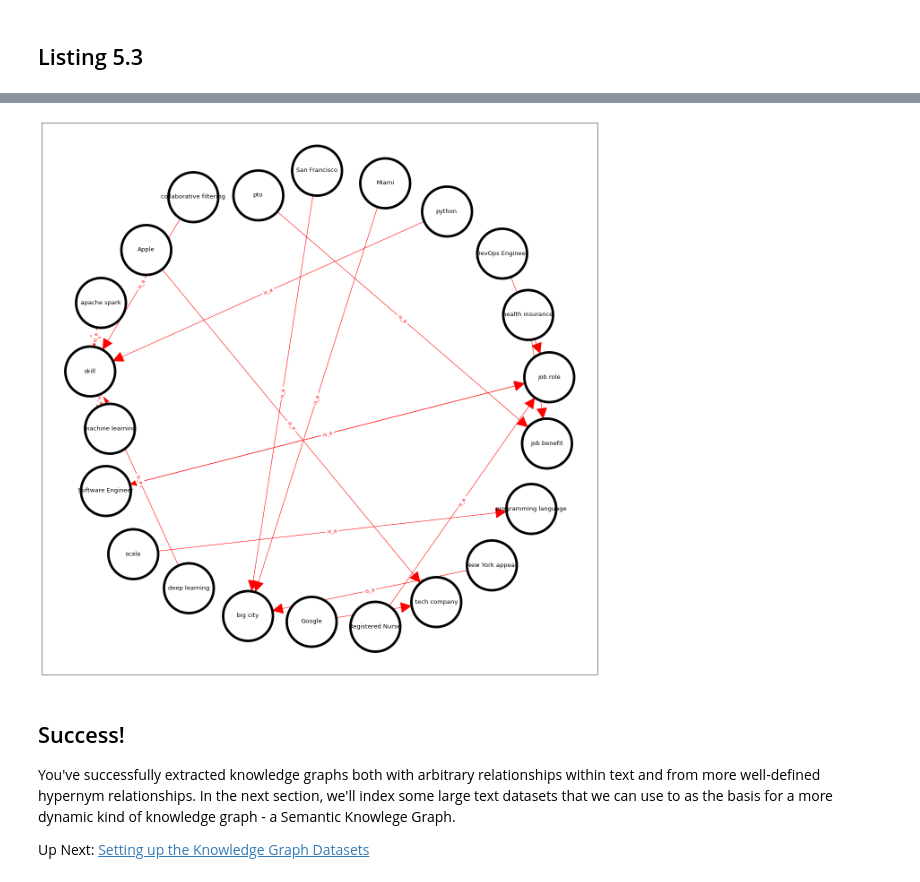
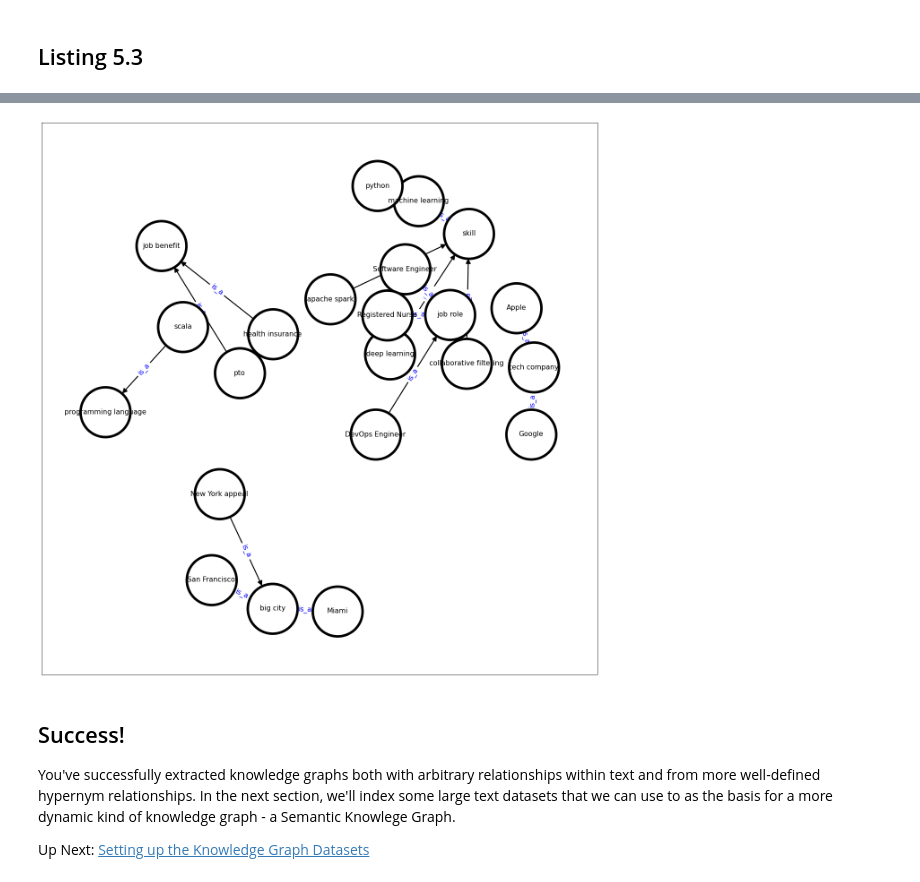
Before and after one commit to treygrainger/ai-powered-search, a Jupyter notebook: docker/data-science/notebooks/ch05/1.open-information-extraction.ipynb, the cells around one changed output, grey strips where cells are left out. Saved outputs shown, nothing was run; the diff lists cells and outputs as text; code cells hidden in the pictures.

```diff
--- a/docker/data-science/notebooks/ch05/1.open-information-extraction.ipynb
+++ b/docker/data-science/notebooks/ch05/1.open-information-extraction.ipynb
@@ -34,7 +34,7 @@ def resolve_coreferences(doc):
     return output_string
 
 def get_sentences(doc):
-    return [lang_model(sent.text.strip()) for sent in doc.sents]  # split text into sentences
+    return [lang_model(s.text.strip()) for s in doc.sents if s.text.strip()]
 
 def resolve_facts(sentence):
     entities = get_candidate_entities(sentence)
@@ -83,7 +83,7 @@ def get_candidate_entities(sentence):
 
 def retokenize_with_entities(sentence, spans):
     with sentence.retokenize() as retokenizer:
-                [retokenizer.merge(span) for span in spans]
+        [retokenizer.merge(span) for span in spans]
 
 def clean_up_entity(entity, sentence):
     entity_type = entity.ent_type_
@@ -111,11 +111,11 @@ Software Engineers also write code. Companies employ Software Engineers.
 """
 
 def generate_graph(text):
-    doc = coref_model(text)
-    doc = resolve_coreferences(doc) # "they" => "Data Scientists"
-    sentences = get_sentences(lang_model(doc)) # Data Scientists also write code. => ['nsubj, 'advmod', ROOT', 'dobj', 'punct']
+    parsed_text = coref_model(text)
+    parsed_text = resolve_coreferences(parsed_text) # "they" => "Data Scientists"
+    sentences = get_sentences(lang_model(parsed_text)) # Data Scientists also write code. => ['nsubj, 'advmod', ROOT', 'dobj', 'punct']
 
-    facts=list()
+    facts = list()
     for sentence in sentences:
         facts.extend(resolve_facts(sentence)) # subj:(Companies), rel:(employ), obj:(Data Scientists)
     return facts
@@ -149,23 +152,27 @@ def draw_knowledge_graph(pairs,node_size):
     knowledge_graph = nx.from_pandas_edgelist(pairs, 'subject', 'object',
             create_using=nx.MultiDiGraph())
     node_deg = nx.degree(knowledge_graph)
-    layout = nx.spring_layout(knowledge_graph, k=10, iterations=100)
+
+    #layout = nx.spectral_layout(knowledge_graph, weight="none")
+    layout = nx.spring_layout(knowledge_graph, k=11, iterations=1000)
     plt.figure(num=None, figsize=(20, 20), dpi=80)
     nx.draw_networkx(
         knowledge_graph,
         node_size=1000*node_size,
-        arrowsize=50,
         linewidths=5,
-        font_size=12,
+        font_size=14,
         pos=layout,
-        edge_color='red',
+        width=2.0,
+        arrowsize=20,
+        edge_color='black',
         edgecolors='black',
         node_color='white',
-        )
+        margins=.09)
     labels = dict(zip(list(zip(pairs.subject, pairs.object)),
                   pairs['relation'].tolist()))
+    nx.draw_networkx_edges(knowledge_graph, pos=layout, node_size=10)
     nx.draw_networkx_edge_labels(knowledge_graph, pos=layout, edge_labels=labels,
-                                 font_color='red')
+                                 font_color='blue', font_size=14)
     plt.axis('on')
     plt.show()
 # %%
@@ -550,11 +559,10 @@ print(*facts, sep="\n")
 ['pto', 'is_a', 'job benefit']
 ['scala', 'is_a', 'programming language']
 # %%
-pairs = pandas.DataFrame(facts, columns=['subject',
-                         'relation', 'object'])
-draw_knowledge_graph(pairs,10)
+pairs = pandas.DataFrame(facts, columns=['subject', 'relation', 'object'])
+draw_knowledge_graph(pairs, 10)
 # %% [output]
-[figure, old version]
+[figure, new version]
 # %% [markdown]
 ## Success!
 
```
Also changed, not shown: parts of 2 cells of this notebook, 3 other files.
